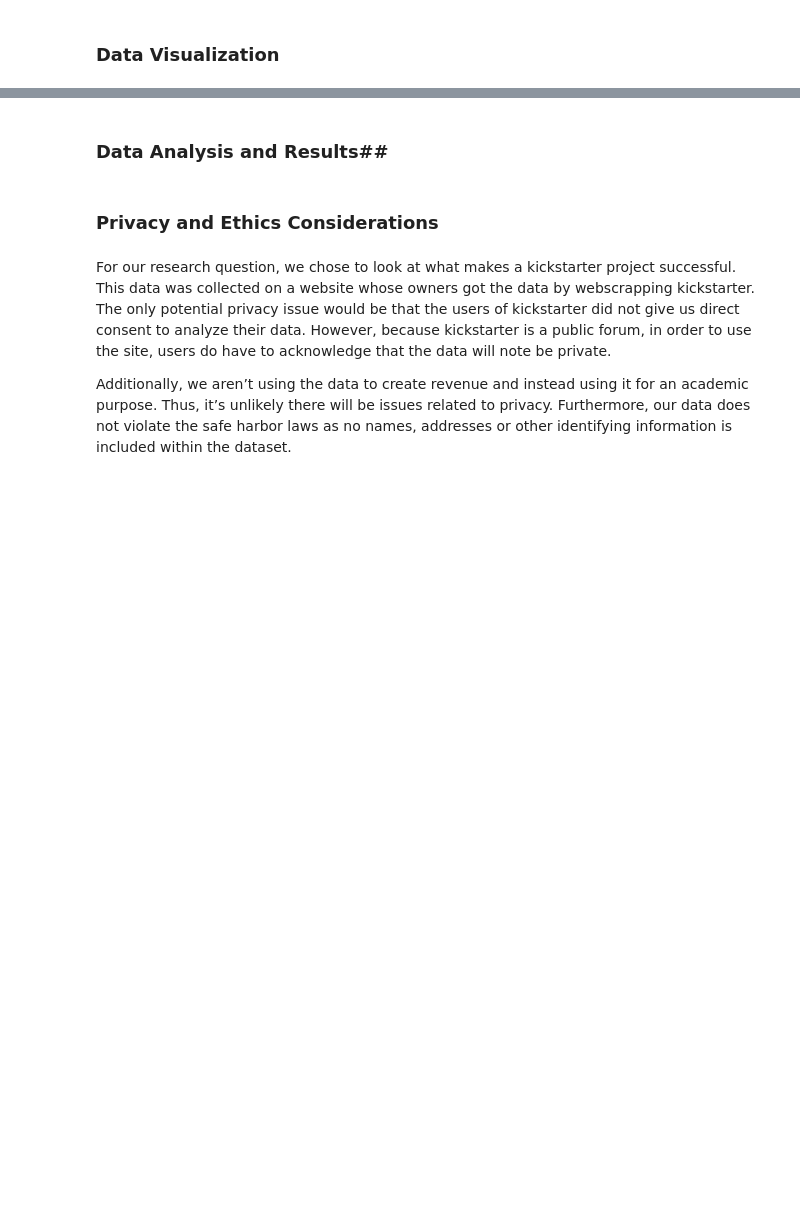
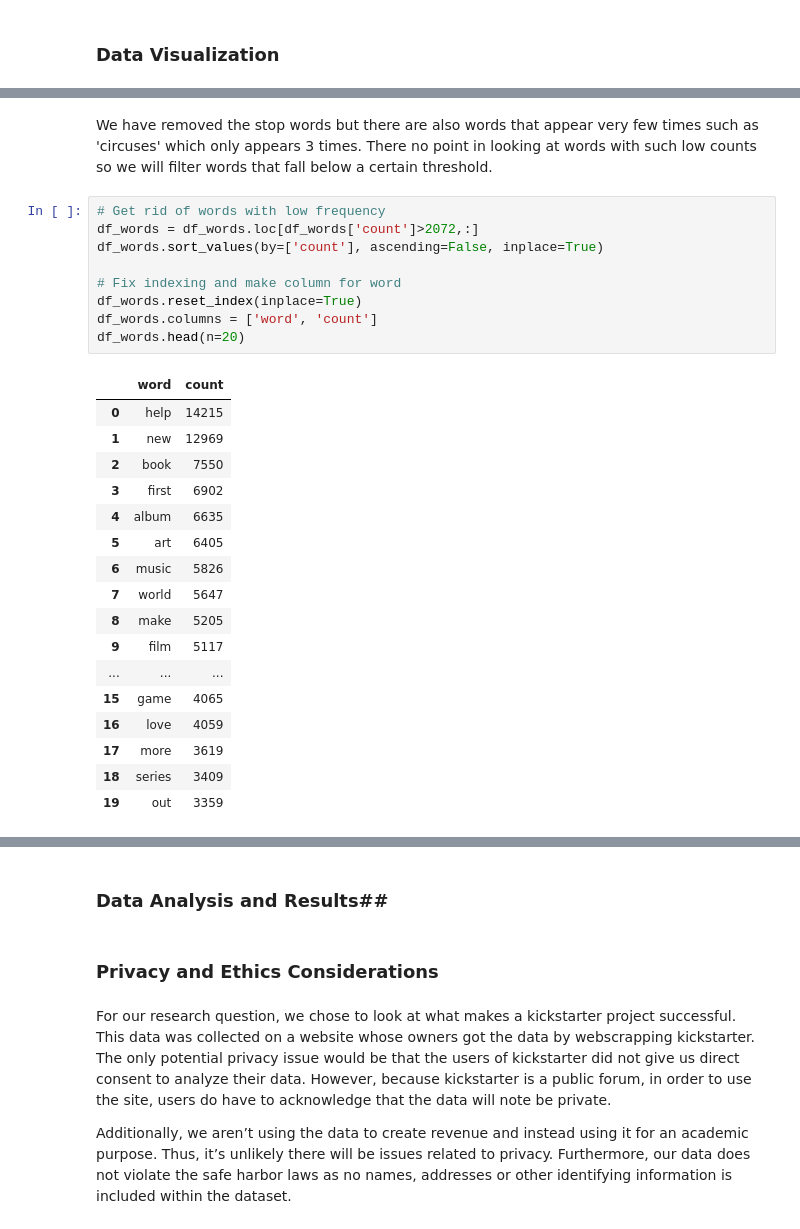
Before and after one commit to DP-20/Cogs108, a Jupyter notebook: Final Project.ipynb, the cells around one changed output, grey strips where cells are left out. Cells and saved outputs as stored; diff of their text form; blank space fills up the shorter version.

```diff
--- a/Final Project.ipynb
+++ b/Final Project.ipynb
@@ -136,0 +251,29 @@ df.loc[df.isnull().any(axis=1)==True,:]
+# %% [markdown]
+We have removed the stop words but there are also words that appear very few times such as 'circuses' which only appears 3 times. There no point in looking at words with such low counts so we will filter words that fall below a certain threshold.
+# %%
+# Get rid of words with low frequency
+df_words = df_words.loc[df_words['count']>2072,:]
+df_words.sort_values(by=['count'], ascending=False, inplace=True)
+
+# Fix indexing and make column for word
+df_words.reset_index(inplace=True)
+df_words.columns = ['word', 'count']
+df_words.head(n=20)
+# %% [output]
+|  | word | count |
+| 0 | help | 14215 |
+| 1 | new | 12969 |
+| 2 | book | 7550 |
+| 3 | first | 6902 |
+| 4 | album | 6635 |
+| 5 | art | 6405 |
+| 6 | music | 5826 |
+| 7 | world | 5647 |
+| 8 | make | 5205 |
+| 9 | film | 5117 |
+| ... | ... | ... |
+| 15 | game | 4065 |
+| 16 | love | 4059 |
+| 17 | more | 3619 |
+| 18 | series | 3409 |
+| 19 | out | 3359 |
```
Also changed, not shown: parts of 15 cells of this notebook, 1 other file.
